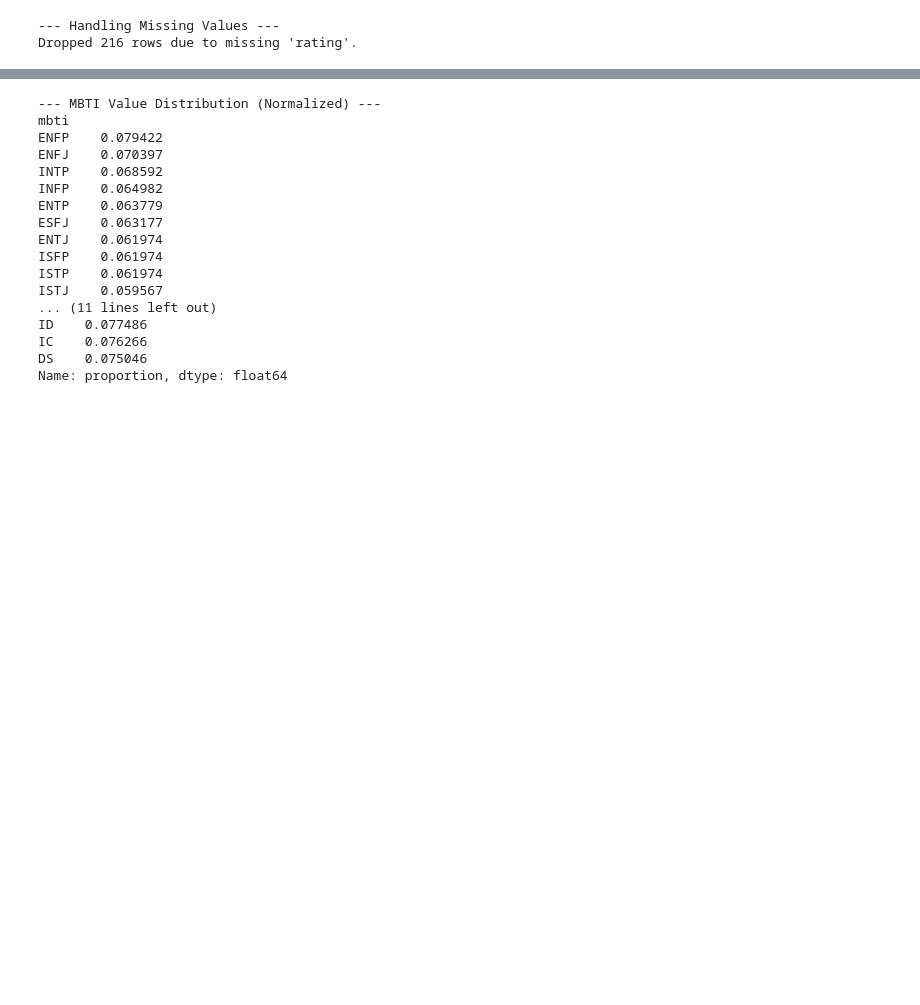
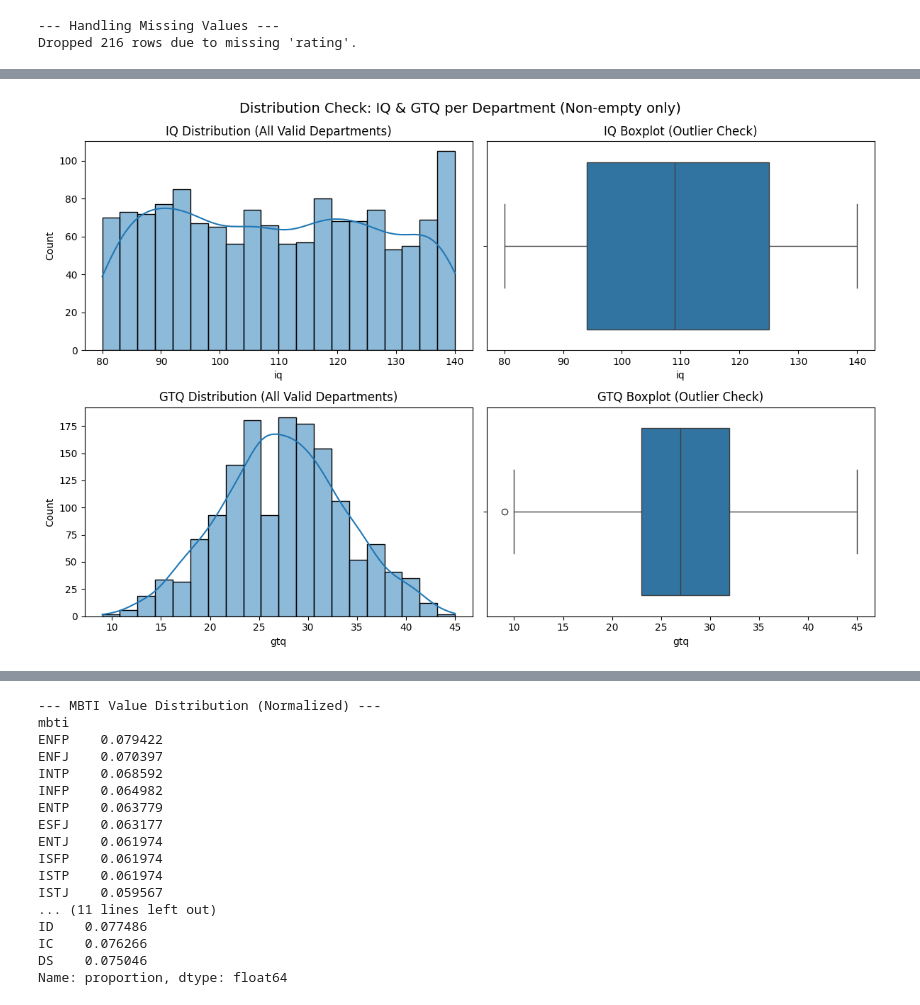
Before and after one commit to fbudimannn/talent-intelligence-system, a Jupyter notebook: 1_analysis/data_exploration.ipynb, the cells around one changed output, grey strips where cells are left out. Saved outputs shown, nothing was run; the diff lists cells and outputs as text; code cells hidden in the pictures; blank space fills up the shorter version.

Commit message:
update fixing the irelevant value and nan data in 1 on 1 main data

```diff
--- a/1_analysis/data_exploration.ipynb
+++ b/1_analysis/data_exploration.ipynb
@@ -405,0 +374,9 @@ plt.show()
+# %%
+# Calculate the percentage of missing values for iq and gtq by department
+missing_iq = df_main_null.groupby('department_id')['iq'].apply(lambda x: x.isna().mean() * 100)
+missing_gtq = df_main_null.groupby('department_id')['gtq'].apply(lambda x: x.isna().mean() * 100)
+
+print("--- Percentage of Missing IQ per Department ID ---")
+print(missing_iq.sort_values(ascending=False))
+print("\n--- Percentage of Missing GTQ per Department ID ---")
+print(missing_gtq.sort_values(ascending=False))
@@ -405,0 +403,33 @@ plt.show()
+# %%
+
+# Filter only departments that have at least some data (not 100% missing)
+iq_dept_with_data = missing_iq[missing_iq < 100].index.tolist()
+gtq_dept_with_data = missing_gtq[missing_gtq < 100].index.tolist()
+
+fig, axes = plt.subplots(2, 2, figsize=(12, 8))
+fig.suptitle("Distribution Check: IQ & GTQ per Department (Non-empty only)", fontsize=14)
+
+# IQ - Histogram
+sns.histplot(data=df_main_null[df_main_null['department_id'].isin(iq_dept_with_data)],
+             x='iq', bins=20, kde=True, ax=axes[0,0])
+axes[0,0].set_title("IQ Distribution (All Valid Departments)")
+
+# IQ - Boxplot
+sns.boxplot(data=df_main_null[df_main_null['department_id'].isin(iq_dept_with_data)],
+            x='iq', ax=axes[0,1])
+axes[0,1].set_title("IQ Boxplot (Outlier Check)")
+
+# GTQ - Histogram
+sns.histplot(data=df_main_null[df_main_null['department_id'].isin(gtq_dept_with_data)],
+             x='gtq', bins=20, kde=True, ax=axes[1,0])
+axes[1,0].set_title("GTQ Distribution (All Valid Departments)")
+
+# GTQ - Boxplot
+sns.boxplot(data=df_main_null[df_main_null['department_id'].isin(gtq_dept_with_data)],
+            x='gtq', ax=axes[1,1])
+axes[1,1].set_title("GTQ Boxplot (Outlier Check)")
+
+plt.tight_layout()
+plt.show()
+# %% [output]
+[figure, added]
```
Also changed, not shown: parts of 18 cells of this notebook.
